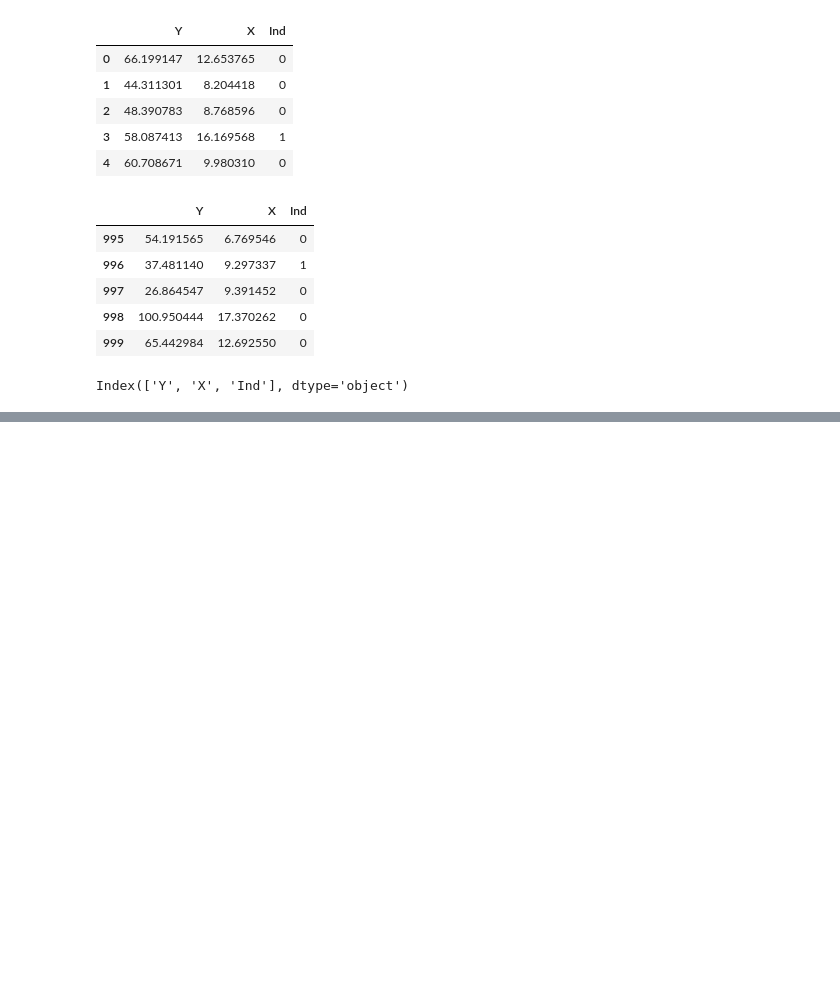
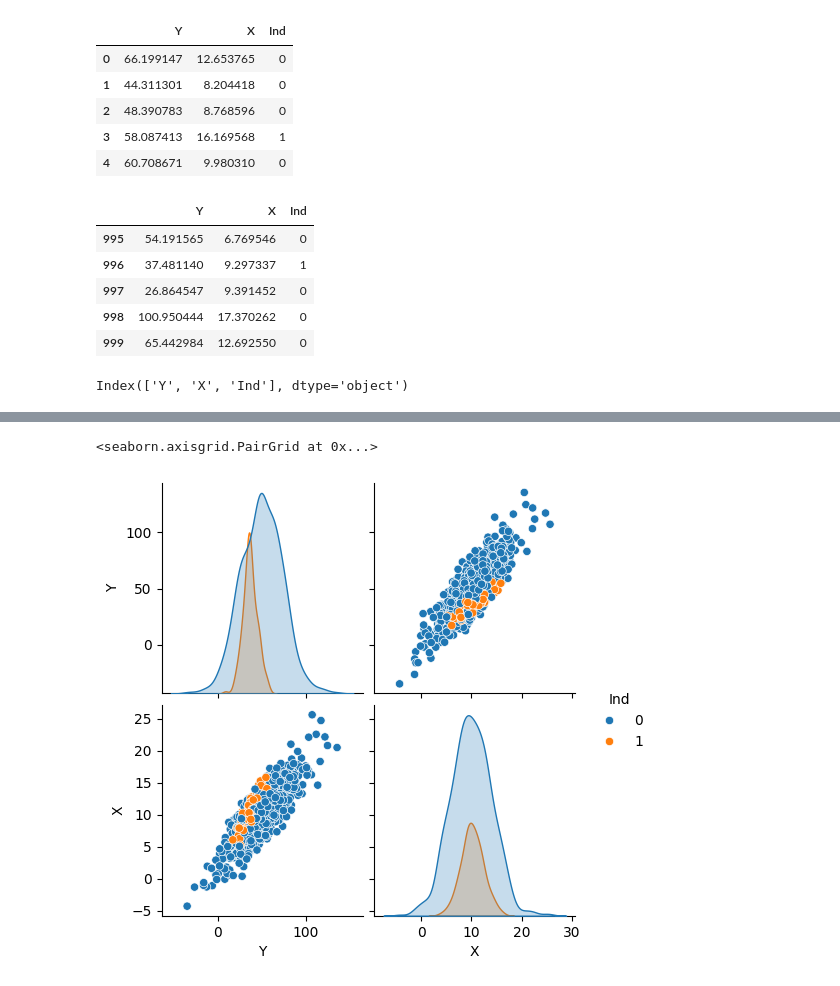
Before and after one commit to alfa7g7/Analisis-Cuantitativo-1er-semestre, a Jupyter notebook: examen-1.ipynb, the cells around one changed output, grey strips where cells are left out. Saved outputs shown, nothing was run; the diff lists cells and outputs as text; code cells hidden in the pictures; blank space fills up the shorter version.

```diff
--- a/examen-1.ipynb
+++ b/examen-1.ipynb
@@ -81,0 +104,5 @@ df.describe()
+# %%
+sns.pairplot(df, hue = "Ind")
+# %% [output]
+<seaborn.axisgrid.PairGrid at 0x...>
+[figure, added]
```
Also changed, not shown: parts of 8 cells of this notebook.
